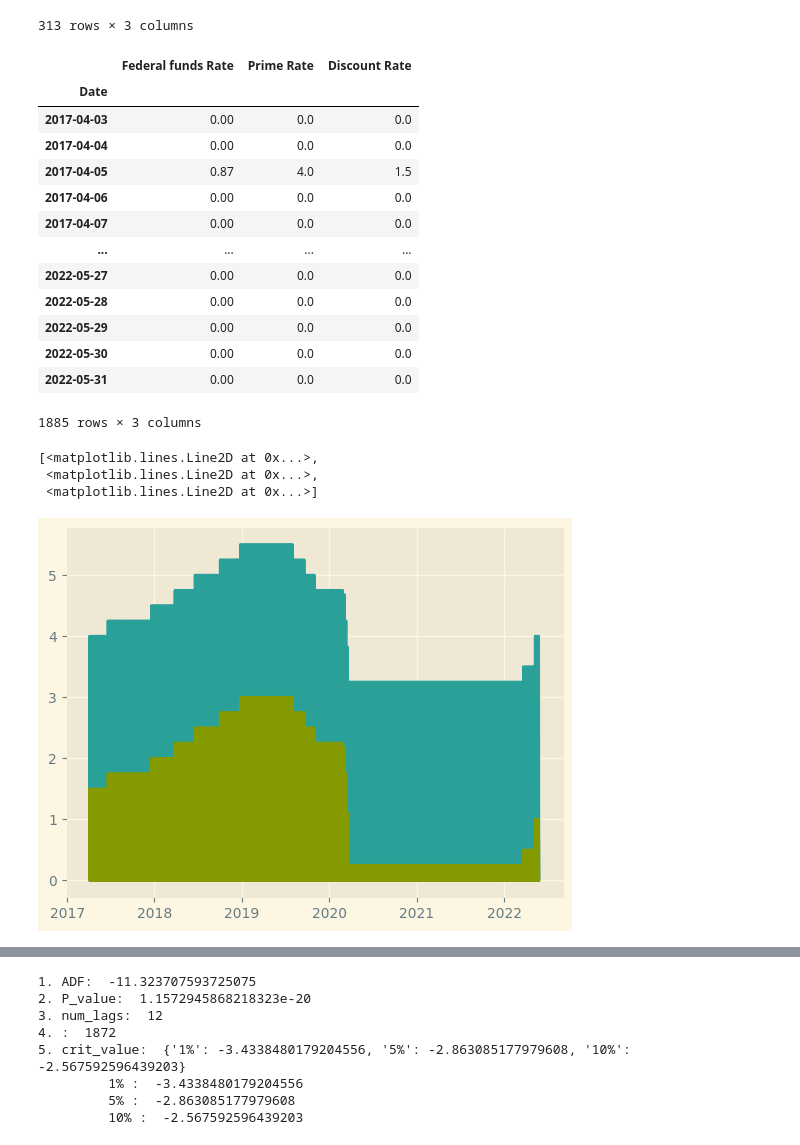
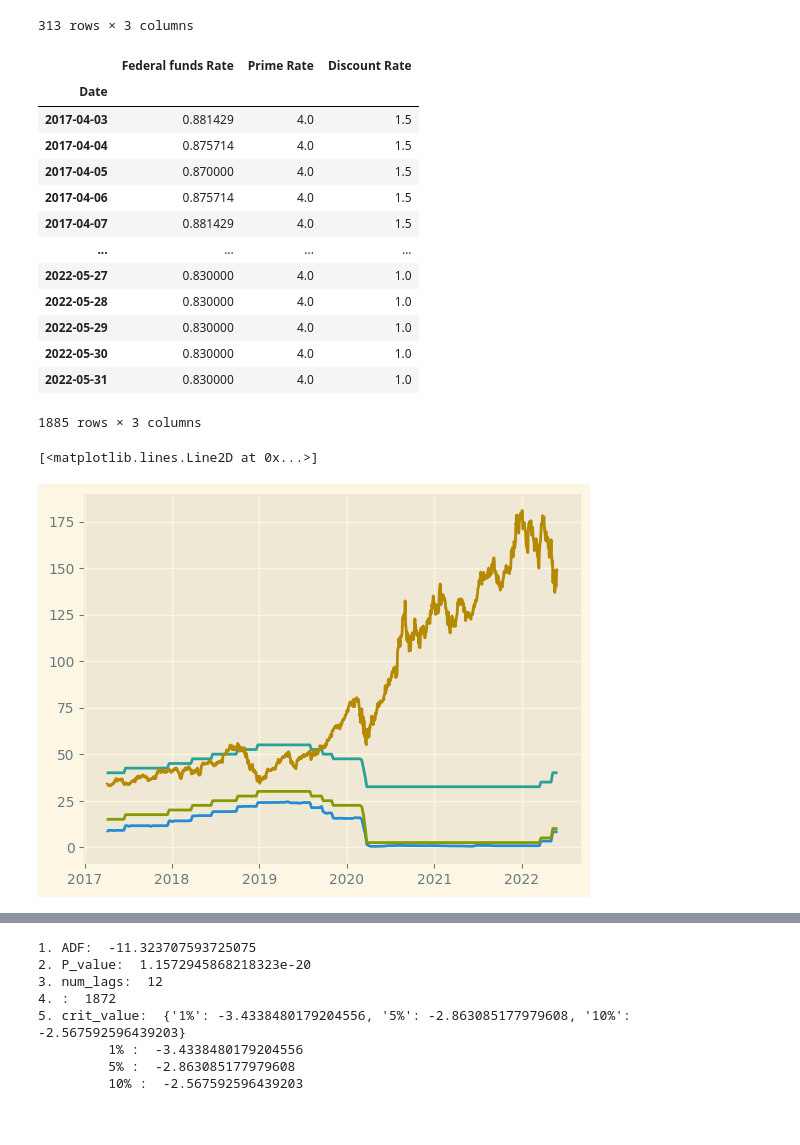
Before and after one commit to X99S5/Stock_Prediction_Model, a Jupyter notebook: Assignment.ipynb, the cells around one changed output, grey strips where cells are left out. Cells and saved outputs as stored; diff of their text form; code cells hidden in the pictures.

Commit message:
Prediction using improved interest rate exogenous variable

```diff
--- a/Assignment.ipynb
+++ b/Assignment.ipynb
@@ -77,34 +64,36 @@ discountRate
 # %%
 # resampling data and interpolating missing values using pad and setting type as float
-#discountRate = np.log(discountRate)
+
 discountRate = pd.DataFrame(discountRate.resample('1d').sum())
-#discountRate[discountRate == 0] = None
-#discountRate = discountRate.interpolate(method='pad') # non interp works because its accurate measure against changes in rates
+
+discountRate[discountRate == 0] = None
+discountRate = discountRate.interpolate(method='time')
+
 discountRate = pd.DataFrame(discountRate['2017-04-03':'2022-05-31'])
 
 
-#discountRate= discountRate.diff().fillna(0)
 #dont need to do differencing is arimax does it automatically
 discountRate
 # %% [output]
 |  | Federal funds Rate | Prime Rate | Discount Rate |
 | Date |  |  |  |
-| 2017-04-03 | 0.00 | 0.0 | 0.0 |
-| 2017-04-04 | 0.00 | 0.0 | 0.0 |
-| 2017-04-05 | 0.87 | 4.0 | 1.5 |
-| 2017-04-06 | 0.00 | 0.0 | 0.0 |
-| 2017-04-07 | 0.00 | 0.0 | 0.0 |
+| 2017-04-03 | 0.881429 | 4.0 | 1.5 |
+| 2017-04-04 | 0.875714 | 4.0 | 1.5 |
+| 2017-04-05 | 0.870000 | 4.0 | 1.5 |
+| 2017-04-06 | 0.875714 | 4.0 | 1.5 |
+| 2017-04-07 | 0.881429 | 4.0 | 1.5 |
 | ... | ... | ... | ... |
-| 2022-05-27 | 0.00 | 0.0 | 0.0 |
-| 2022-05-28 | 0.00 | 0.0 | 0.0 |
-| 2022-05-29 | 0.00 | 0.0 | 0.0 |
-| 2022-05-30 | 0.00 | 0.0 | 0.0 |
-| 2022-05-31 | 0.00 | 0.0 | 0.0 |
+| 2022-05-27 | 0.830000 | 4.0 | 1.0 |
+| 2022-05-28 | 0.830000 | 4.0 | 1.0 |
+| 2022-05-29 | 0.830000 | 4.0 | 1.0 |
+| 2022-05-30 | 0.830000 | 4.0 | 1.0 |
+| 2022-05-31 | 0.830000 | 4.0 | 1.0 |
 1885 rows × 3 columns
 # %%
-plt.plot(discountRate)
+plt.plot(discountRate*10)
+plt.plot(tickerDf['Close'])
+# interest rates stay stable during prediction period so have little affect or correlation to close price
+#interest rate would have more effect on monthly predictions
 # %% [output]
-[<matplotlib.lines.Line2D at 0x...>,
- <matplotlib.lines.Line2D at 0x...>,
- <matplotlib.lines.Line2D at 0x...>]
+[<matplotlib.lines.Line2D at 0x...>]
-[figure, old version]
+[figure, new version]
```
Also changed, not shown: parts of 16 cells of this notebook.
